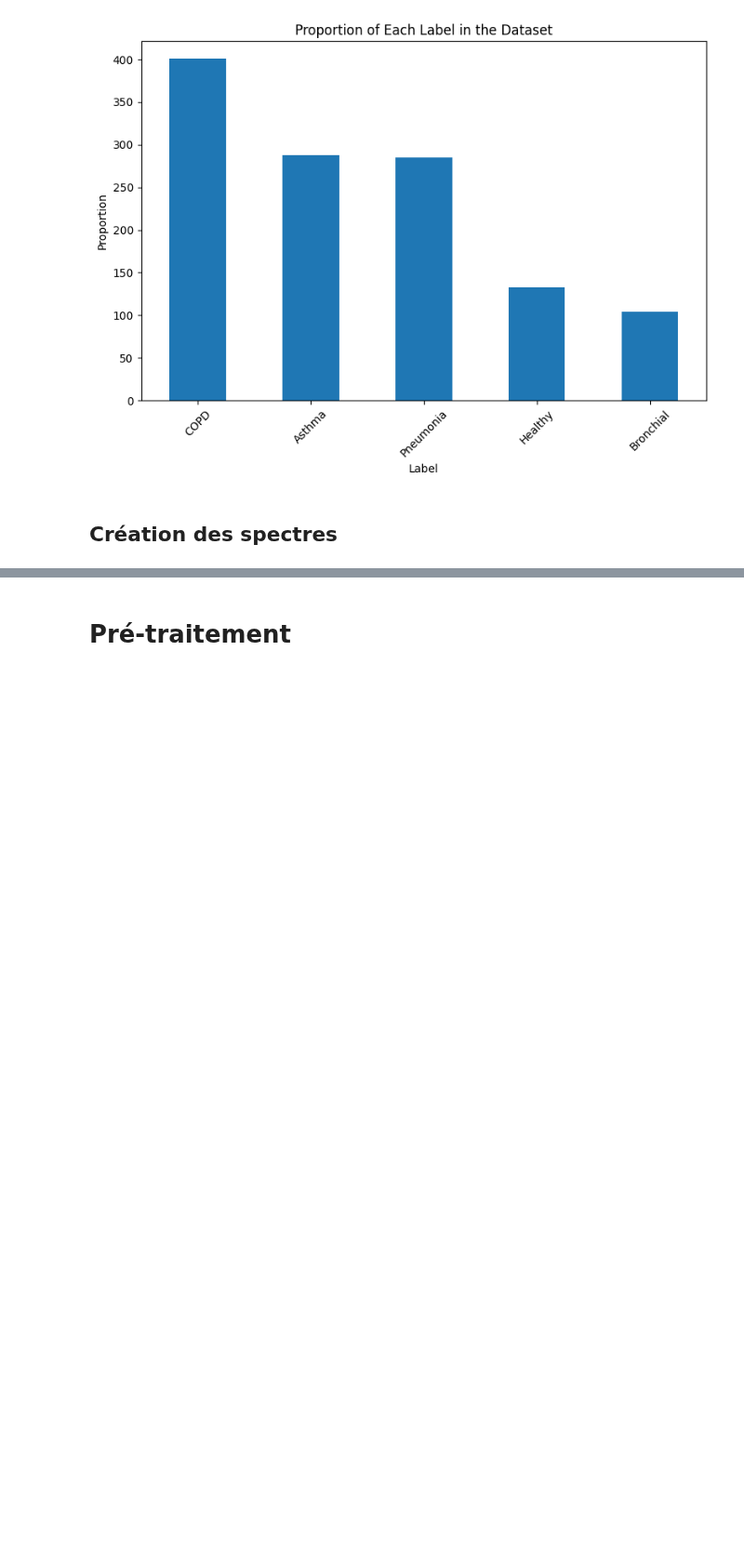
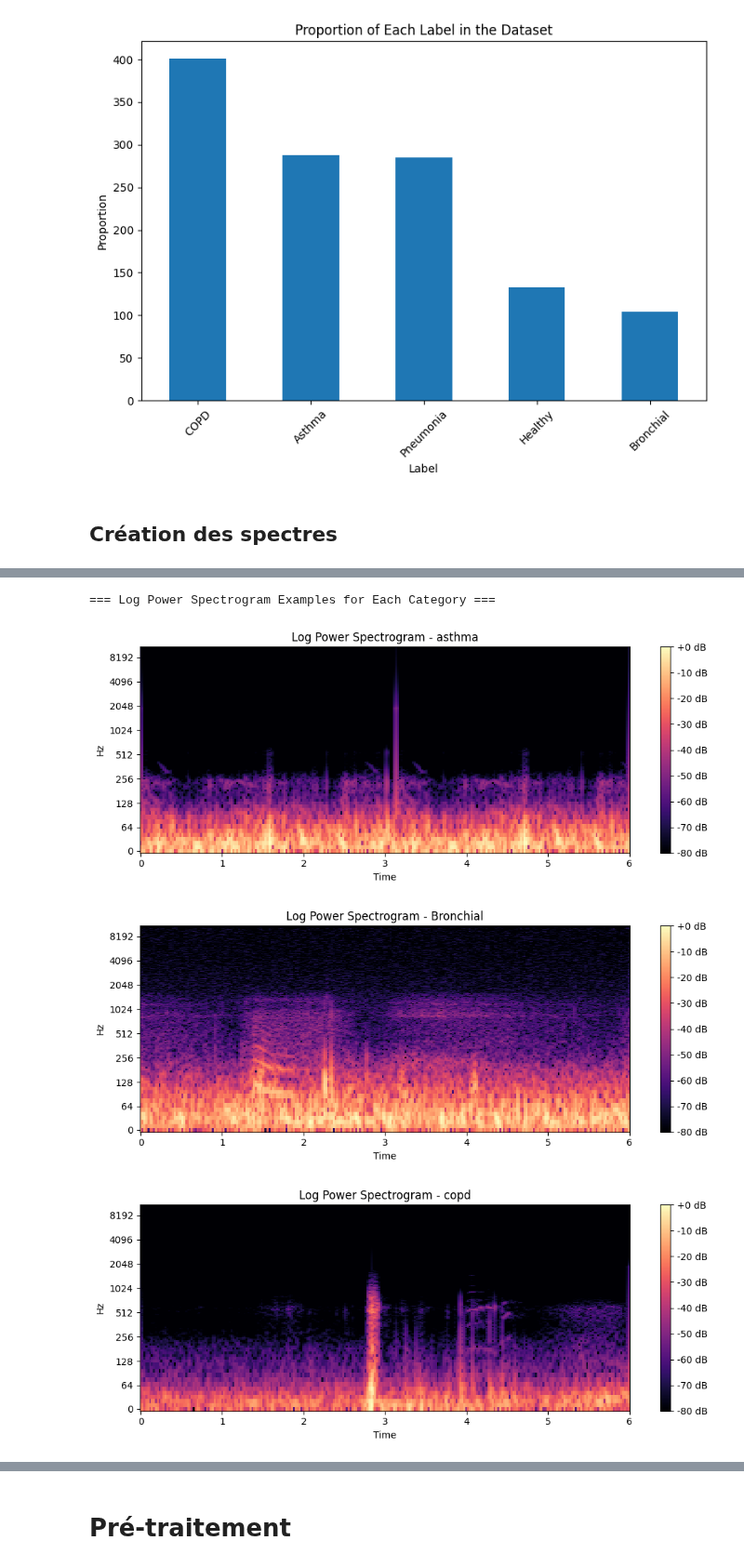
Before and after one commit to YRR0/Hackathon_Equipe32_Tessan, a Jupyter notebook: start.ipynb, the cells around one changed output, grey strips where cells are left out. Shown at 93% size. Saved outputs shown, nothing was run; the diff lists cells and outputs as text; code cells hidden in the pictures; blank space fills up the shorter version.

```diff
--- a/start.ipynb
+++ b/start.ipynb
@@ -268,0 +328,63 @@ if loaded_specs:
+# %%
+def show_log_power_spectrogram_examples(base_data_dir="data", index=0, categories=None):
+    base_data_dir = Path(base_data_dir)
+
+    if categories is None:
+        categories = ["asthma", "Bronchial", "copd", "healthy", "pneumonia"]
+
+    category_dirs = [base_data_dir / category for category in categories]
+
+    print("\n=== Log Power Spectrogram Examples for Each Category ===")
+    loaded_log_specs = []
+
+    for category_dir in category_dirs:
+        if not category_dir.exists():
+            print(f"Folder not found: {category_dir}")
+            continue
+
+        wav_files = sorted(category_dir.glob("*.wav"))
+        if not wav_files:
+            print(f"No .wav file in: {category_dir}")
+            continue
+
+        if index >= len(wav_files):
+            print(f"Index {index} out of range for {category_dir} (files: {len(wav_files)})")
+            continue
+
+        audio_path = wav_files[index]
+        y, sr = librosa.load(str(audio_path), sr=None)
+
+        D = np.abs(librosa.stft(y)) ** 2
+        log_power_spectrogram = librosa.power_to_db(D, ref=np.max)
+        loaded_log_specs.append((category_dir.name, log_power_spectrogram, sr))
+
+    if not loaded_log_specs:
+        print("No log power spectrogram could be loaded from this dataset.")
+        return []
+
+    global_vmin = min(float(np.min(log_spec)) for _, log_spec, _ in loaded_log_specs)
+    global_vmax = max(float(np.max(log_spec)) for _, log_spec, _ in loaded_log_specs)
+
+    for category_name, log_spec, sr in loaded_log_specs:
+        plt.figure(figsize=(10, 4))
+        librosa.display.specshow(
+            log_spec,
+            sr=sr,
+            x_axis="time",
+            y_axis="log",
+            vmin=global_vmin,
+            vmax=global_vmax,
+        )
+        plt.colorbar(format="%+2.0f dB")
+        plt.title(f"Log Power Spectrogram - {category_name}")
+        plt.tight_layout()
+        plt.show()
+
+    # return loaded_log_specs
+
+show_log_power_spectrogram_examples(base_data_dir="data_updated")
+# %% [output]
+=== Log Power Spectrogram Examples for Each Category ===
+[figure, added]
+[figure, added]
+[figure, added]
```
Also changed, not shown: parts of 14 cells of this notebook, 1 other file.
